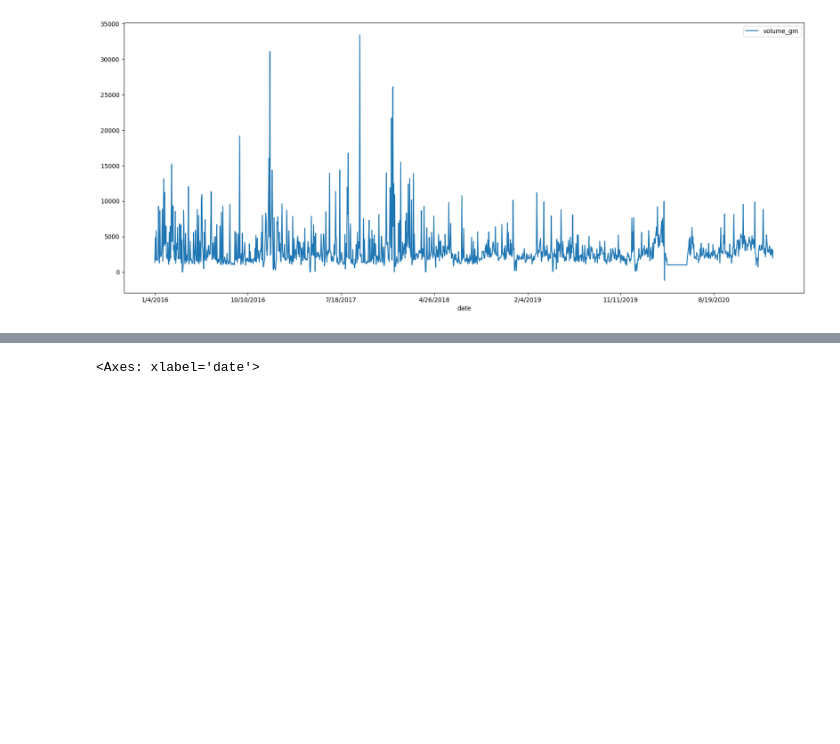
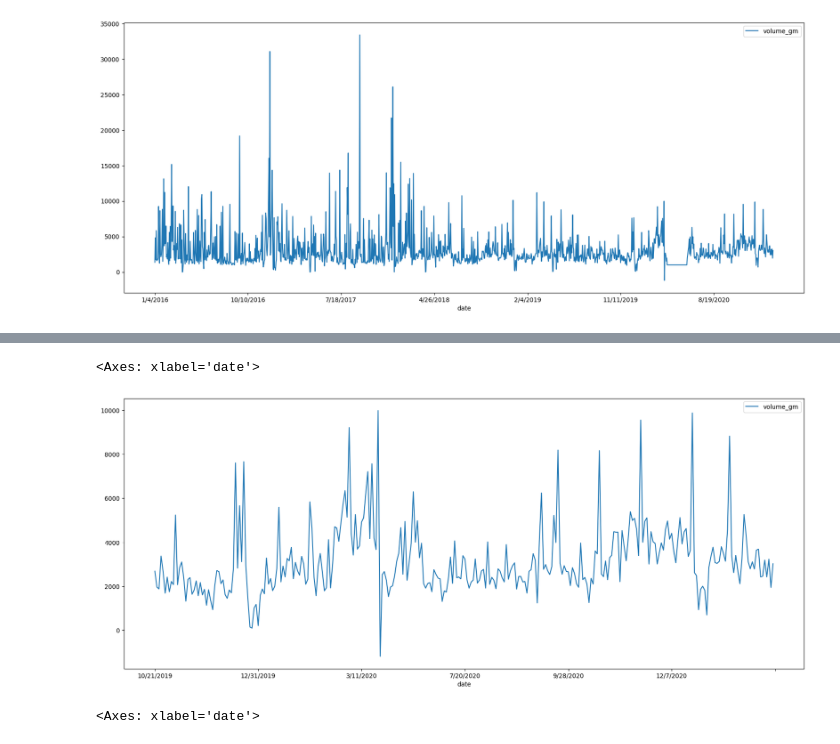
Before and after one commit to p4treina/trade_volume_prediction, a Jupyter notebook: notebooks/3-model-comparisons.ipynb, the cells around one changed output, grey strips where cells are left out. Saved outputs shown, nothing was run; the diff lists cells and outputs as text; code cells hidden in the pictures; blank space fills up the shorter version.

```diff
--- a/notebooks/3-model-comparisons.ipynb
+++ b/notebooks/3-model-comparisons.ipynb
@@ -104,0 +109,3 @@ no_vol_bonds_df.plot(y='volume_gm', figsize=[20, 8])
+# %%
+removed_constant_test = no_vol_bonds_df.drop(no_vol_bonds_df.index[1100:1143])
+removed_constant_test
@@ -105,3 +127,8 @@ no_vol_bonds_df.plot(y='volume_gm', figsize=[20, 8])
+# %%
+removed_constant_test.iloc[-300:].plot(y='volume_gm', figsize=[20, 8])
+# %% [output]
+<Axes: xlabel='date'>
+[figure, added]
 # %%
 # Remove constant line
 removed_constant = no_vol_bonds_df[no_vol_bonds_df["volume_gm"] != 1000]
```
Also changed, not shown: parts of 18 cells of this notebook, 7 other files.
